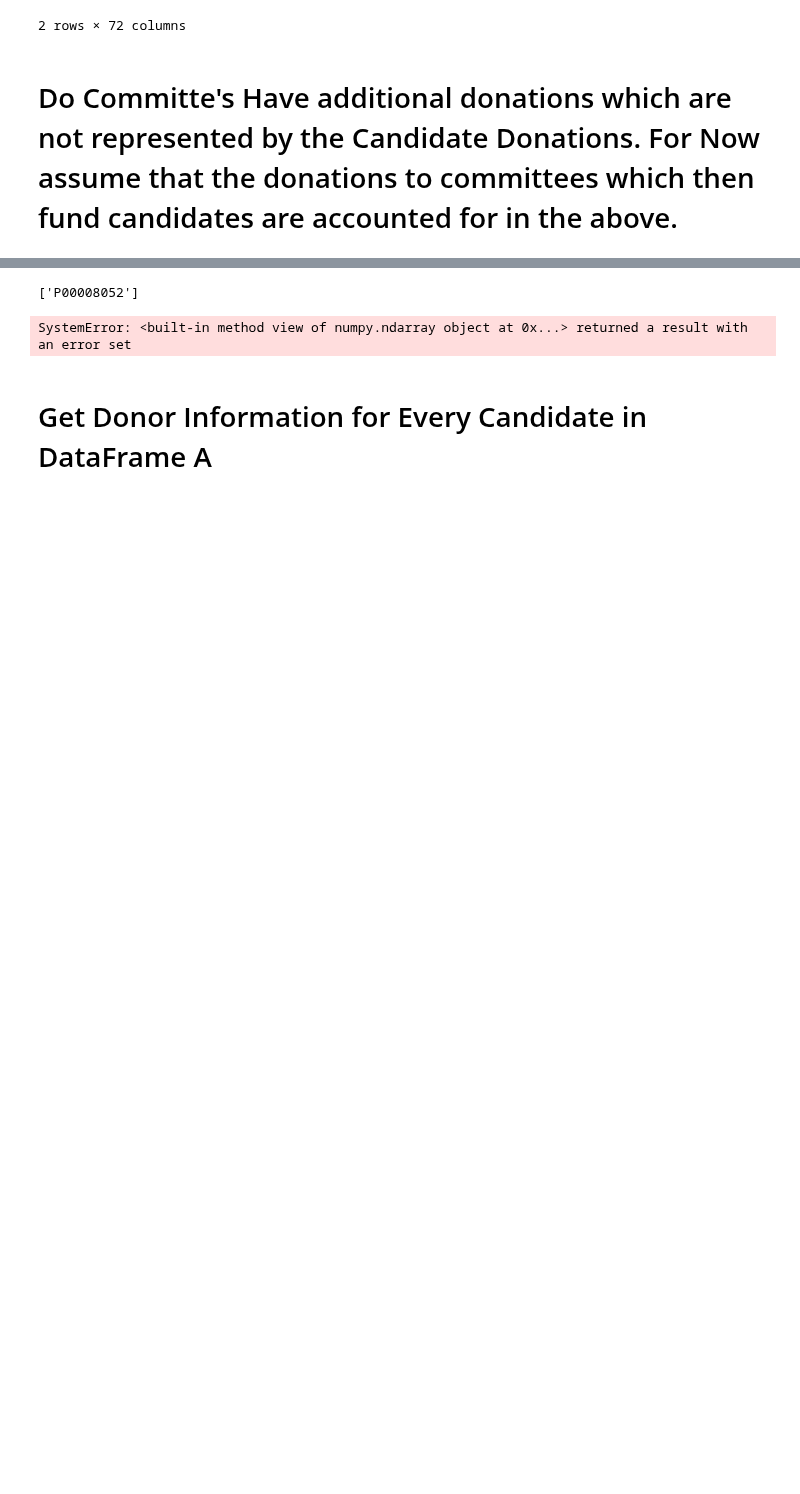
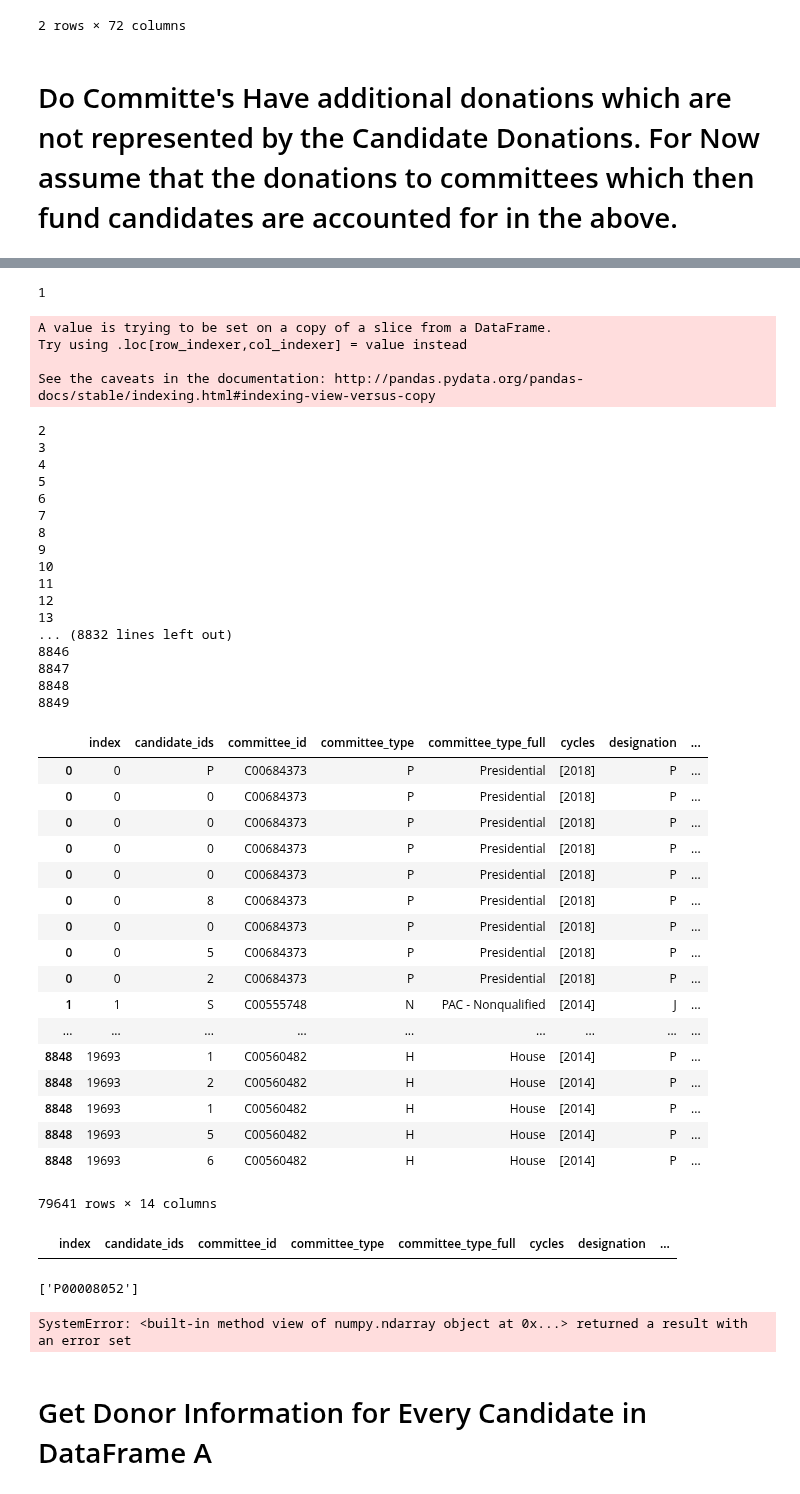
Before and after one commit to Nlorio/election-forecast, a Jupyter notebook: notebooks/Project - FEC Financial Data .ipynb, the cells around one changed output, grey strips where cells are left out. Saved outputs shown, nothing was run; the diff lists cells and outputs as text; code cells hidden in the pictures; blank space fills up the shorter version.

```diff
--- a/notebooks/Project - FEC Financial Data .ipynb
+++ b/notebooks/Project - FEC Financial Data .ipynb
@@ -532,11 +532,17 @@ df_committee_id.head()
 # Run this, build committee donor extraction algorithm that adds to the other function.
 # Run for all candidates. Try and find the election results first tho.
 df_committee_id.head()
-df_comm_update = pd.DataFrame(columns = df_committee_id.columns)
-i = 1
-for list_cand_id in df_committee_id.candidate_ids:
-    for cand_id in list_cand_id:
-        df_committee_id.iloc[i-1:i,:] = df_committee_id.iloc[i-1:i,:].drop(columns='candidate_ids')
-        df_committee_id.iloc[i-1:i,:]['candidate_ids'] = cand_id
-        df_comm_update = pd.concat([df_comm_update, df_committee_id.iloc[i-1:i,:]])
-    i+=1
+
+
+def reformat_committee_df(df):
+    df_temp = df
+    df_comm = pd.DataFrame(columns = df_temp.columns)
+    i = 1
+    for list_cand_id in df_temp.candidate_ids:
+        print(i)
+        for cand_id in list_cand_id:
+            df_temp.iloc[i-1:i,:] = df_temp.iloc[i-1:i,:].drop(columns='candidate_ids')
+            df_temp.iloc[i-1:i,:]['candidate_ids'] = cand_id
+            df_comm = pd.concat([df_comm, df_temp.iloc[i-1:i,:]])
+        i+=1
+    return df_comm
@@ -569,0 +549,44 @@ df_comm_update
+# %%
+df_comm = reformat_committee_df(df_committee_id)
+df_comm
+# %% [output]
+1
+A value is trying to be set on a copy of a slice from a DataFrame.
+Try using .loc[row_indexer,col_indexer] = value instead
+
+See the caveats in the documentation: http://pandas.pydata.org/pandas-docs/stable/indexing.html#indexing-view-versus-copy
+2
+3
+4
+5
+6
+7
+8
+9
+10
+11
+12
+13
+... (8832 lines left out)
+8846
+8847
+8848
+8849
+|  | index | candidate_ids | committee_id | committee_type | committee_type_full | cycles | designation | ... |
+| 0 | 0 | P | C00684373 | P | Presidential | [2018] | P | ... |
+| 0 | 0 | 0 | C00684373 | P | Presidential | [2018] | P | ... |
+| 0 | 0 | 0 | C00684373 | P | Presidential | [2018] | P | ... |
+| 0 | 0 | 0 | C00684373 | P | Presidential | [2018] | P | ... |
+| 0 | 0 | 0 | C00684373 | P | Presidential | [2018] | P | ... |
+| 0 | 0 | 8 | C00684373 | P | Presidential | [2018] | P | ... |
+| 0 | 0 | 0 | C00684373 | P | Presidential | [2018] | P | ... |
+| 0 | 0 | 5 | C00684373 | P | Presidential | [2018] | P | ... |
+| 0 | 0 | 2 | C00684373 | P | Presidential | [2018] | P | ... |
+| 1 | 1 | S | C00555748 | N | PAC - Nonqualified | [2014] | J | ... |
+| ... | ... | ... | ... | ... | ... | ... | ... | ... |
+| 8848 | 19693 | 1 | C00560482 | H | House | [2014] | P | ... |
+| 8848 | 19693 | 2 | C00560482 | H | House | [2014] | P | ... |
+| 8848 | 19693 | 1 | C00560482 | H | House | [2014] | P | ... |
+| 8848 | 19693 | 5 | C00560482 | H | House | [2014] | P | ... |
+| 8848 | 19693 | 6 | C00560482 | H | House | [2014] | P | ... |
+79641 rows × 14 columns
@@ -570,3 +595,14 @@ df_comm_update
+# %%
+df_comm = df_comm_update
+candidate_name = 'PELOSI, NANCY'
+#Get Candidate ID
+cand_row = df_candidate_id[df_candidate_id.name == candidate_name]
+cand_id = cand_row.candidate_id.values[0]
+
+comm_cand_rows = df_comm[df_comm.candidate_ids == cand_id]
+comm_cand_rows
+# %% [output]
+|  | index | candidate_ids | committee_id | committee_type | committee_type_full | cycles | designation | ... |
 # %%
 candidate_name = 'TRUMP, DONALD J'
 #Get Candidate ID
```
Also changed, not shown: parts of 20 cells of this notebook, 4 other files.
